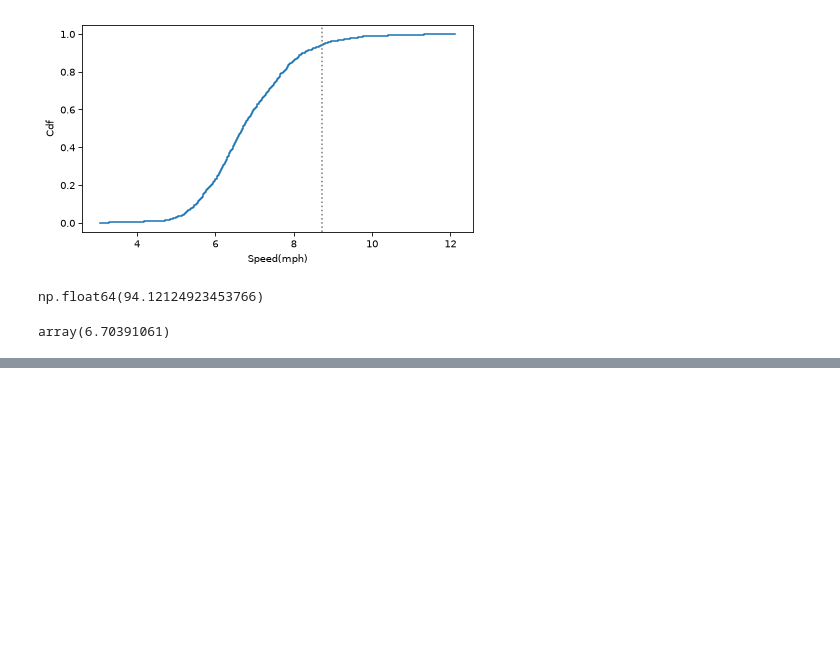
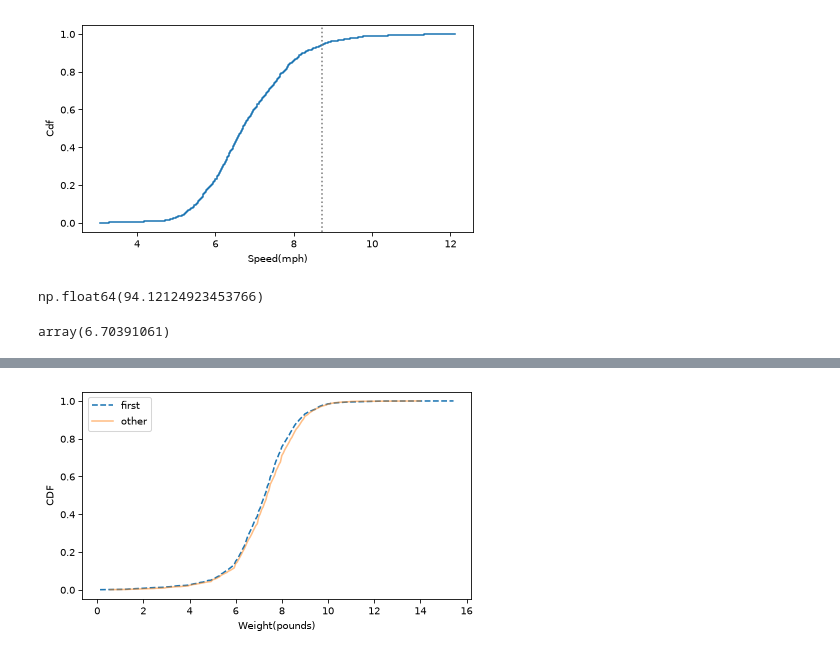
Before and after one commit to acsiuc/think-stats, a Jupyter notebook: notebooks/chapter-04.ipynb, the cells around one changed output, grey strips where cells are left out. Saved outputs shown, nothing was run; the diff lists cells and outputs as text; code cells hidden in the pictures; blank space fills up the shorter version.

```diff
--- a/notebooks/chapter-04.ipynb
+++ b/notebooks/chapter-04.ipynb
@@ -154,0 +189,6 @@ array(6.70391061)
+# %%
+first_cdf.plot(ls='--')
+other_cdf.plot(alpha=0.5)
+decorate(xlabel = "Weight(pounds)", ylabel = "CDF")
+# %% [output]
+[figure, added]
```
Also changed, not shown: parts of 7 cells of this notebook.
